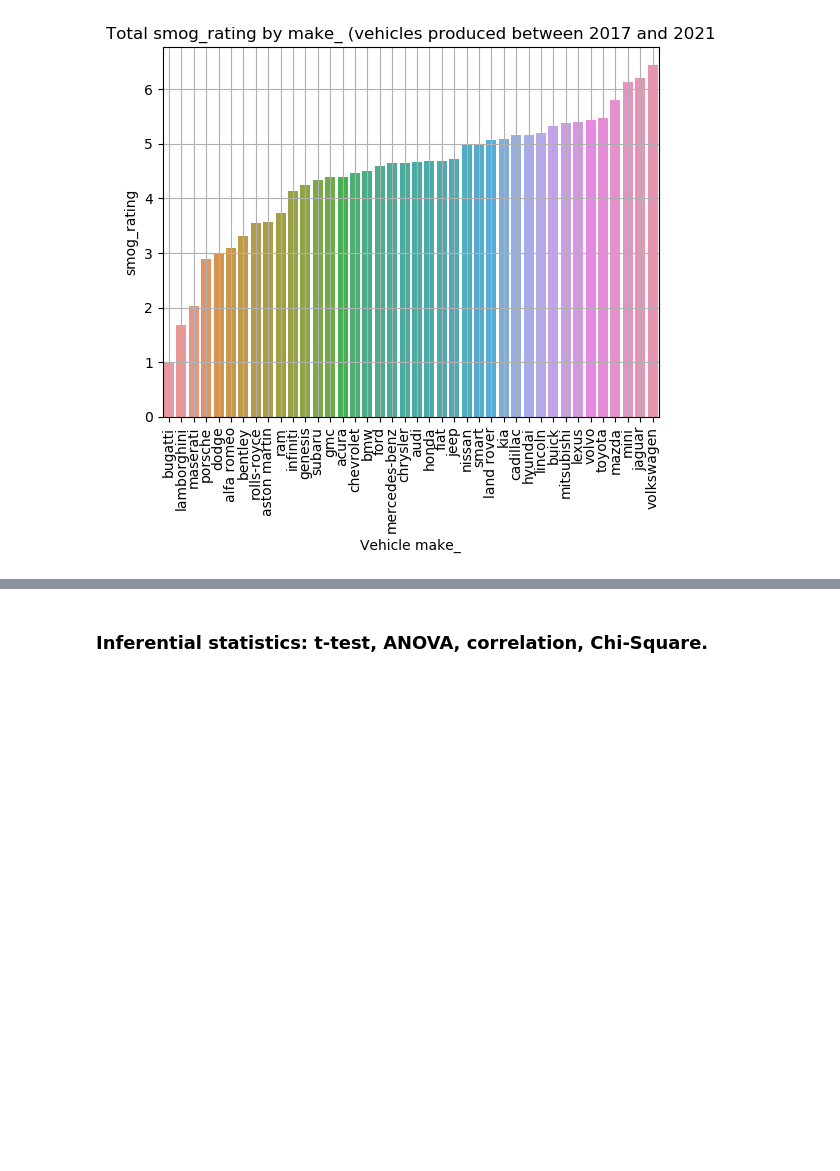
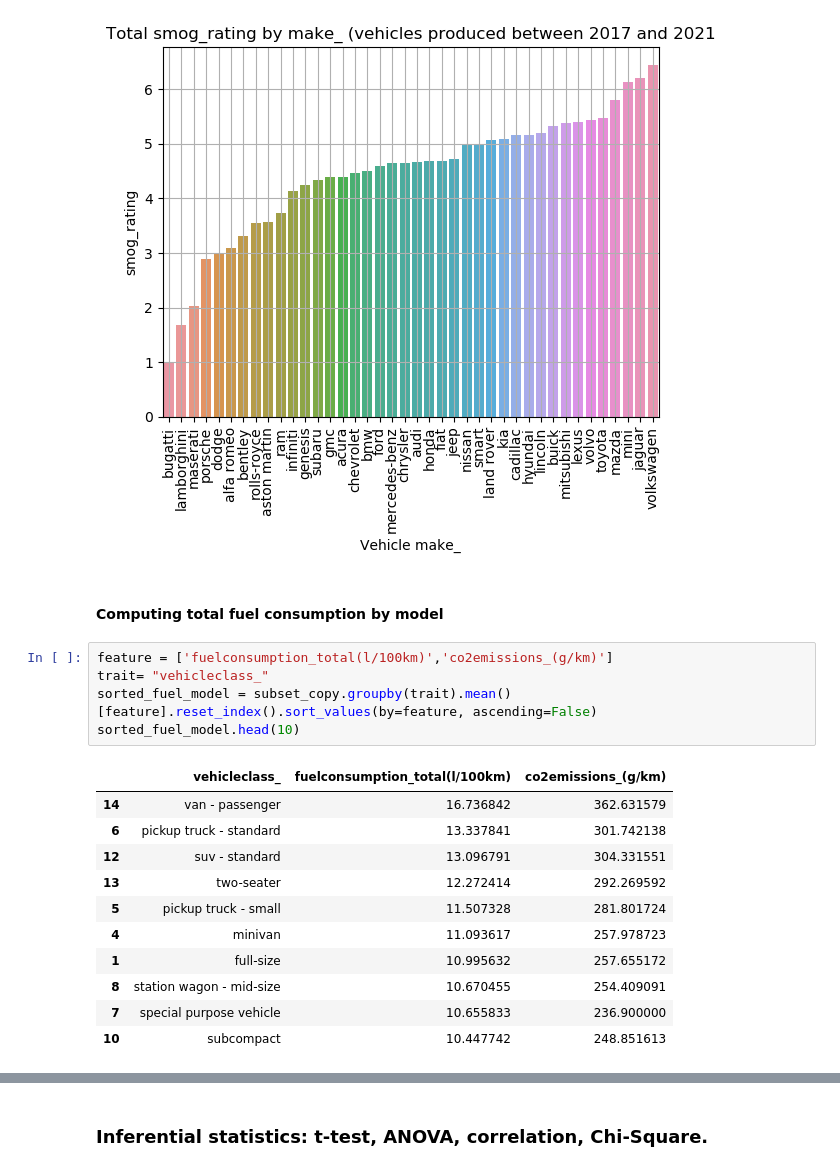
Before and after one commit to lfunderburk/machine-learning-capstone, a Jupyter notebook: notebooks/Research-paper-study.ipynb, the cells around one changed output, grey strips where cells are left out. Drawn from its saved outputs; the diff is of its cells as text; blank space fills up the shorter version.

```diff
--- a/notebooks/Research-paper-study.ipynb
+++ b/notebooks/Research-paper-study.ipynb
@@ -155,3 +155,22 @@ generate_total_bar_chart_by_trait(subset_copy, "make_", 'co2_rating')
 generate_total_bar_chart_by_trait(subset_copy, "make_", 'smog_rating')
 # %% [output]
 [figure]
+# %% [markdown]
+#### Computing total fuel consumption by model
+# %%
+feature = ['fuelconsumption_total(l/100km)','co2emissions_(g/km)']
+trait= "vehicleclass_"
+sorted_fuel_model = subset_copy.groupby(trait).mean()[feature].reset_index().sort_values(by=feature, ascending=False)
+sorted_fuel_model.head(10)
+# %% [output]
+|  | vehicleclass_ | fuelconsumption_total(l/100km) | co2emissions_(g/km) |
+| 14 | van - passenger | 16.736842 | 362.631579 |
+| 6 | pickup truck - standard | 13.337841 | 301.742138 |
+| 12 | suv - standard | 13.096791 | 304.331551 |
+| 13 | two-seater | 12.272414 | 292.269592 |
+| 5 | pickup truck - small | 11.507328 | 281.801724 |
+| 4 | minivan | 11.093617 | 257.978723 |
+| 1 | full-size | 10.995632 | 257.655172 |
+| 8 | station wagon - mid-size | 10.670455 | 254.409091 |
+| 7 | special purpose vehicle | 10.655833 | 236.900000 |
+| 10 | subcompact | 10.447742 | 248.851613 |
```
Also changed, not shown: parts of 5 cells of this notebook.
